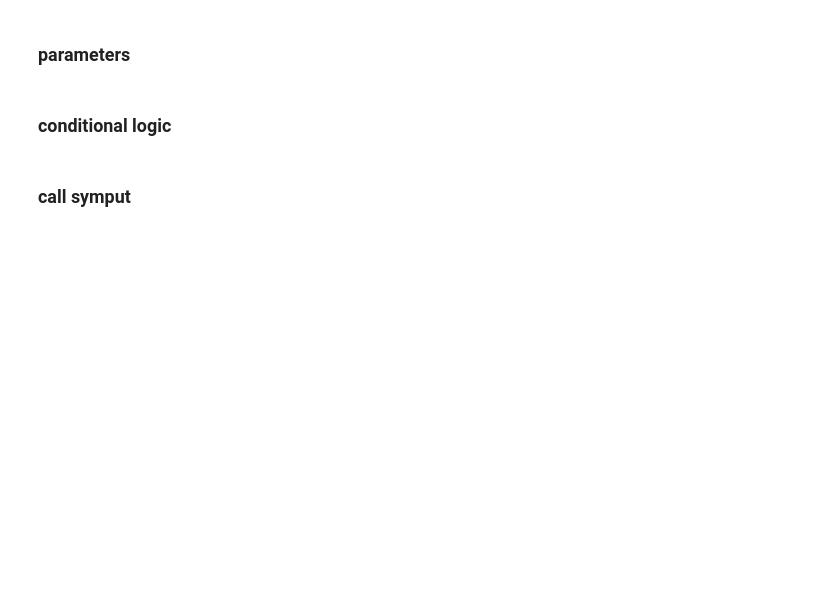
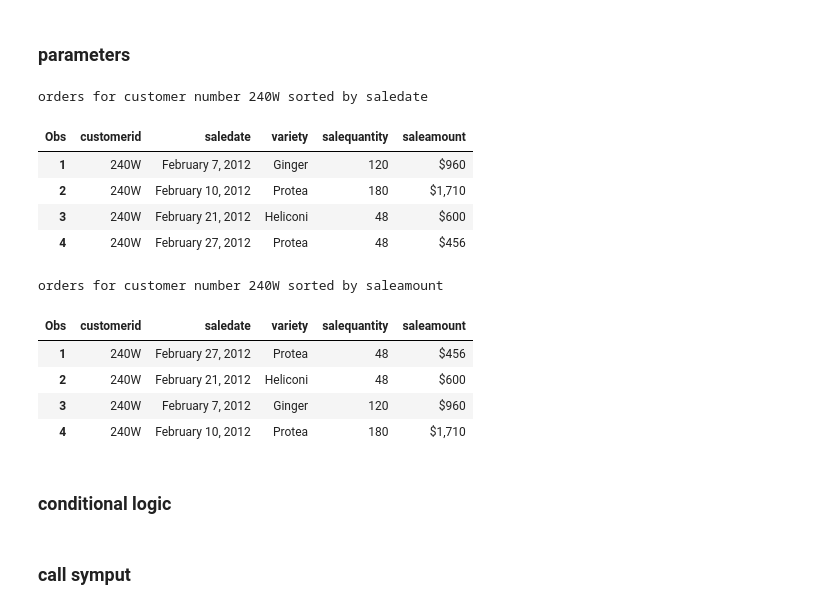
Before and after one commit to 0xdomyz/sas_collection, a Jupyter notebook: generic/macro.ipynb, the cells around one changed output. Saved outputs shown, nothing was run; the diff lists cells and outputs as text; code cells hidden in the pictures; blank space fills up the shorter version.

```diff
--- a/generic/macro.ipynb
+++ b/generic/macro.ipynb
@@ -20,5 +98,35 @@ SAS Connection established. Subprocess id is 20452
 # %% [markdown]
 ### parameters
+# %%
+sas.submitLST(f"""
+    %macro select(customer=,sortvar=);
+        proc sort data = flowersales out = df;
+            by &sortvar;
+            where customerid = "&customer";
+        run;
+
+        proc print data = df;
+            format saledate worddate. saleamount dollar.;
+            title "orders for customer number &customer sorted by &sortvar";
+        run;
+    %mend select;
+
+    %select(customer=240W,sortvar=saledate);
+    %select(customer=240W,sortvar=saleamount);
+""")
+# %% [output]
+orders for customer number 240W sorted by saledate
+| Obs | customerid | saledate | variety | salequantity | saleamount |
+| 1 | 240W | February 7, 2012 | Ginger | 120 | $960 |
+| 2 | 240W | February 10, 2012 | Protea | 180 | $1,710 |
+| 3 | 240W | February 21, 2012 | Heliconi | 48 | $600 |
+| 4 | 240W | February 27, 2012 | Protea | 48 | $456 |
+orders for customer number 240W sorted by saleamount
+| Obs | customerid | saledate | variety | salequantity | saleamount |
+| 1 | 240W | February 27, 2012 | Protea | 48 | $456 |
+| 2 | 240W | February 21, 2012 | Heliconi | 48 | $600 |
+| 3 | 240W | February 7, 2012 | Ginger | 120 | $960 |
+| 4 | 240W | February 10, 2012 | Protea | 180 | $1,710 |
 # %% [markdown]
 ### conditional logic
 # %% [markdown]
```
Also changed, not shown: parts of 4 cells of this notebook.
